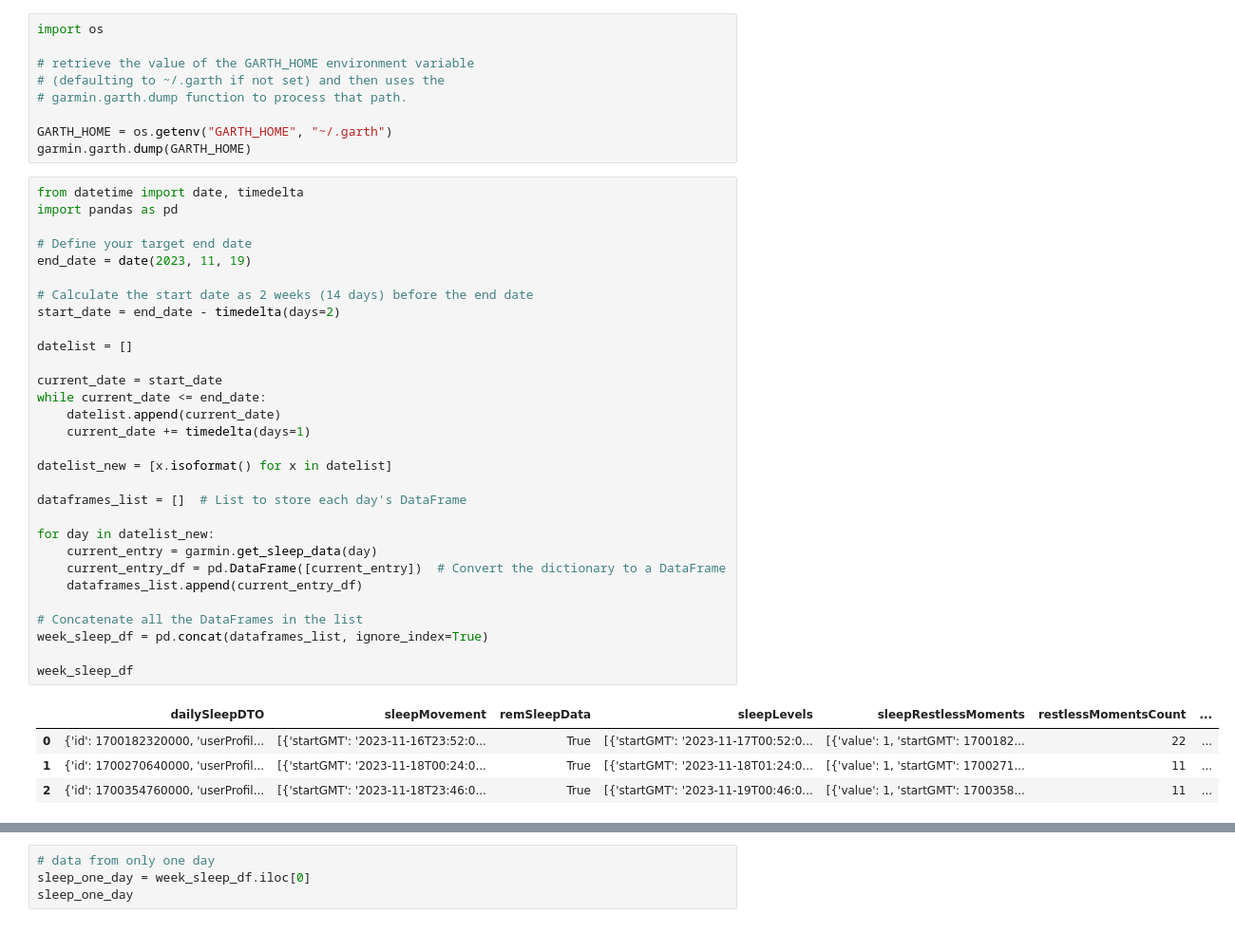
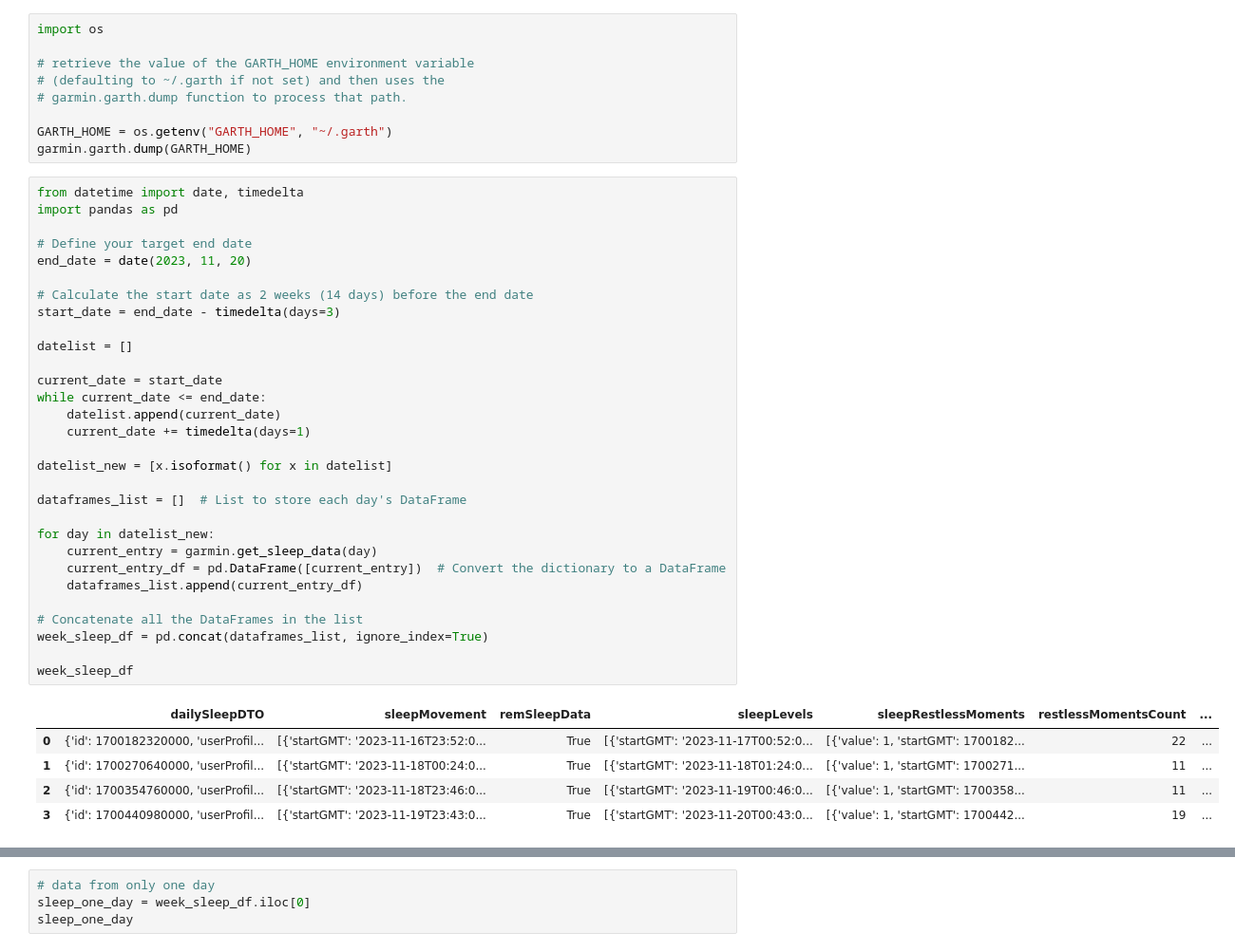
Before and after one commit to Lizoug/Garmin_Watch, a Jupyter notebook: preliminary_featurevector.ipynb, the cells around one changed output, grey strips where cells are left out. Shown at 95% size. Drawn from its saved outputs; the diff is of its cells as text.

```diff
--- a/preliminary_featurevector.ipynb
+++ b/preliminary_featurevector.ipynb
@@ -29,36 +29,37 @@ from datetime import date, timedelta
 import pandas as pd
 
 # Define your target end date
-end_date = date(2023, 11, 19)
+end_date = date(2023, 11, 20)
 
 # Calculate the start date as 2 weeks (14 days) before the end date
-start_date = end_date - timedelta(days=2)
+start_date = end_date - timedelta(days=3)
 
 datelist = []
 
 current_date = start_date
 while current_date <= end_date:
     datelist.append(current_date)
     current_date += timedelta(days=1)
 
 datelist_new = [x.isoformat() for x in datelist]
 
 dataframes_list = []  # List to store each day's DataFrame
 
 for day in datelist_new:
     current_entry = garmin.get_sleep_data(day)
     current_entry_df = pd.DataFrame([current_entry])  # Convert the dictionary to a DataFrame
     dataframes_list.append(current_entry_df)
 
 # Concatenate all the DataFrames in the list
 week_sleep_df = pd.concat(dataframes_list, ignore_index=True)
 
 week_sleep_df
 # %% [output]
 |  | dailySleepDTO | sleepMovement | remSleepData | sleepLevels | sleepRestlessMoments | restlessMomentsCount | ... |
 | 0 | {'id': 1700182320000, 'userProfil... | [{'startGMT': '2023-11-16T23:52:0... | True | [{'startGMT': '2023-11-17T00:52:0... | [{'value': 1, 'startGMT': 1700182... | 22 | ... |
 | 1 | {'id': 1700270640000, 'userProfil... | [{'startGMT': '2023-11-18T00:24:0... | True | [{'startGMT': '2023-11-18T01:24:0... | [{'value': 1, 'startGMT': 1700271... | 11 | ... |
 | 2 | {'id': 1700354760000, 'userProfil... | [{'startGMT': '2023-11-18T23:46:0... | True | [{'startGMT': '2023-11-19T00:46:0... | [{'value': 1, 'startGMT': 1700358... | 11 | ... |
+| 3 | {'id': 1700440980000, 'userProfil... | [{'startGMT': '2023-11-19T23:43:0... | True | [{'startGMT': '2023-11-20T00:43:0... | [{'value': 1, 'startGMT': 1700442... | 19 | ... |
 # %%
 week_sleep_df.info()
 # %% [output]
```
Also changed, not shown: parts of 5 cells of this notebook.
